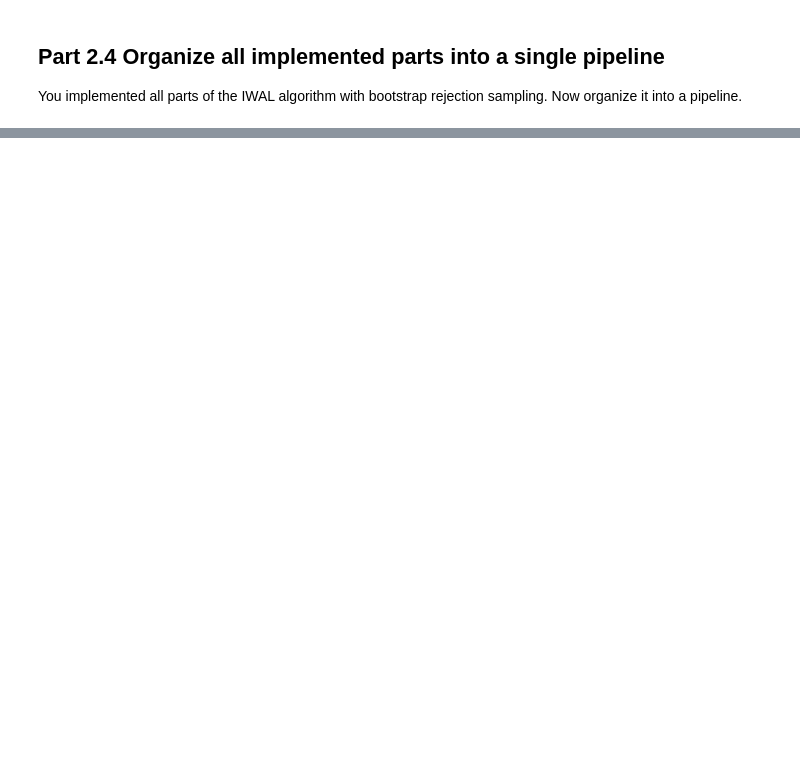
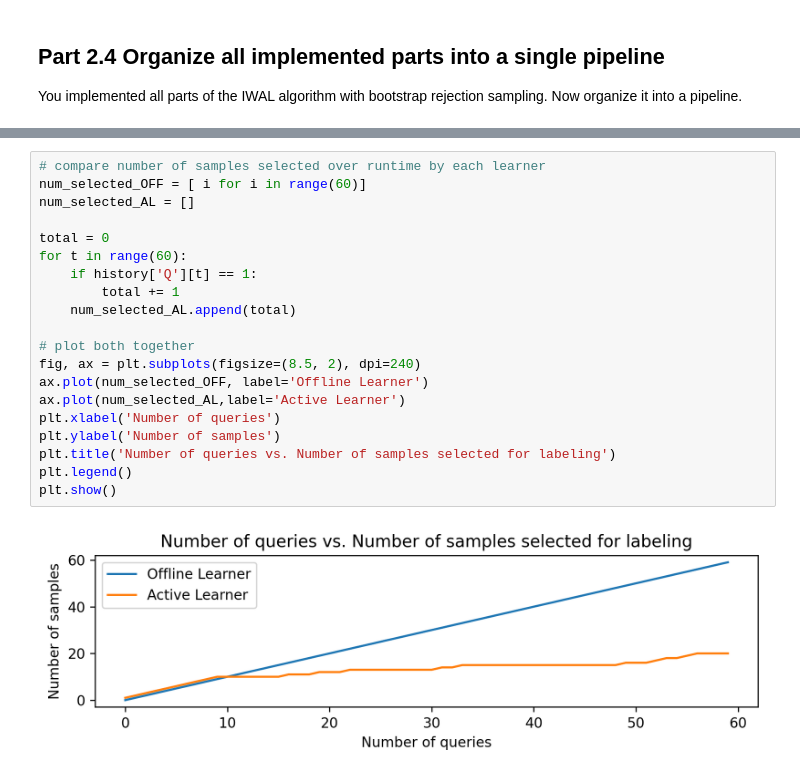
Before and after one commit to ryanquinnnelson/CMU-02750-Query-Selection-Methods-in-Active-Learning, a Jupyter notebook: HW2Q2_ryan.ipynb, the cells around one changed output, grey strips where cells are left out. Drawn from its saved outputs; the diff is of its cells as text; blank space fills up the shorter version.

```diff
--- a/HW2Q2_ryan.ipynb
+++ b/HW2Q2_ryan.ipynb
@@ -192,3 +185,25 @@ plt.legend()
+# %%
+# compare number of samples selected over runtime by each learner
+num_selected_OFF = [ i for i in range(60)]
+num_selected_AL = []
+
+total = 0
+for t in range(60):
+    if history['Q'][t] == 1:
+        total += 1
+    num_selected_AL.append(total)
+
+# plot both together
+fig, ax = plt.subplots(figsize=(8.5, 2), dpi=240)
+ax.plot(num_selected_OFF, label='Offline Learner')
+ax.plot(num_selected_AL,label='Active Learner')
+plt.xlabel('Number of queries')
+plt.ylabel('Number of samples')
+plt.title('Number of queries vs. Number of samples selected for labeling')
+plt.legend()
+plt.show()
+# %% [output]
+[figure, added]
 # %%
 # count number of samples used to train active learner vs offline learner to the same performance
 
```
Also changed, not shown: parts of 32 cells of this notebook, 1 other file.
